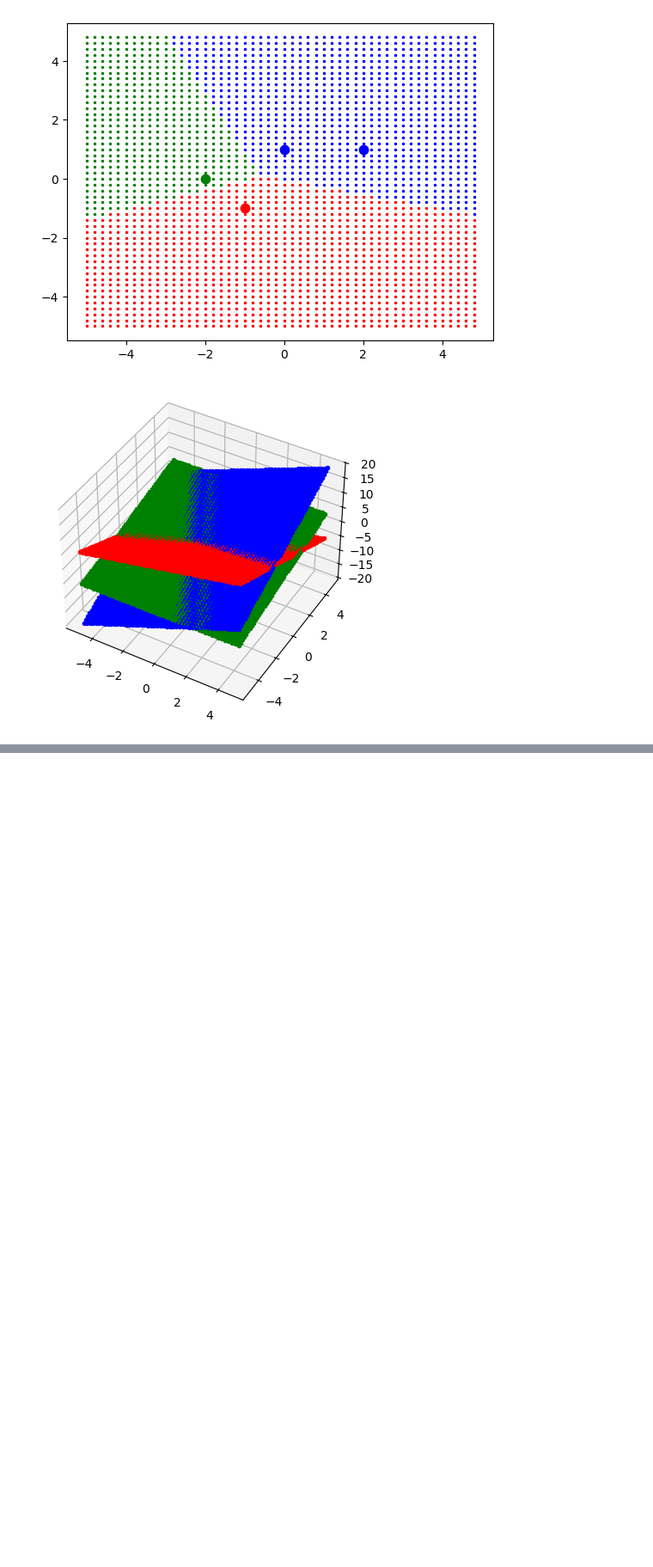
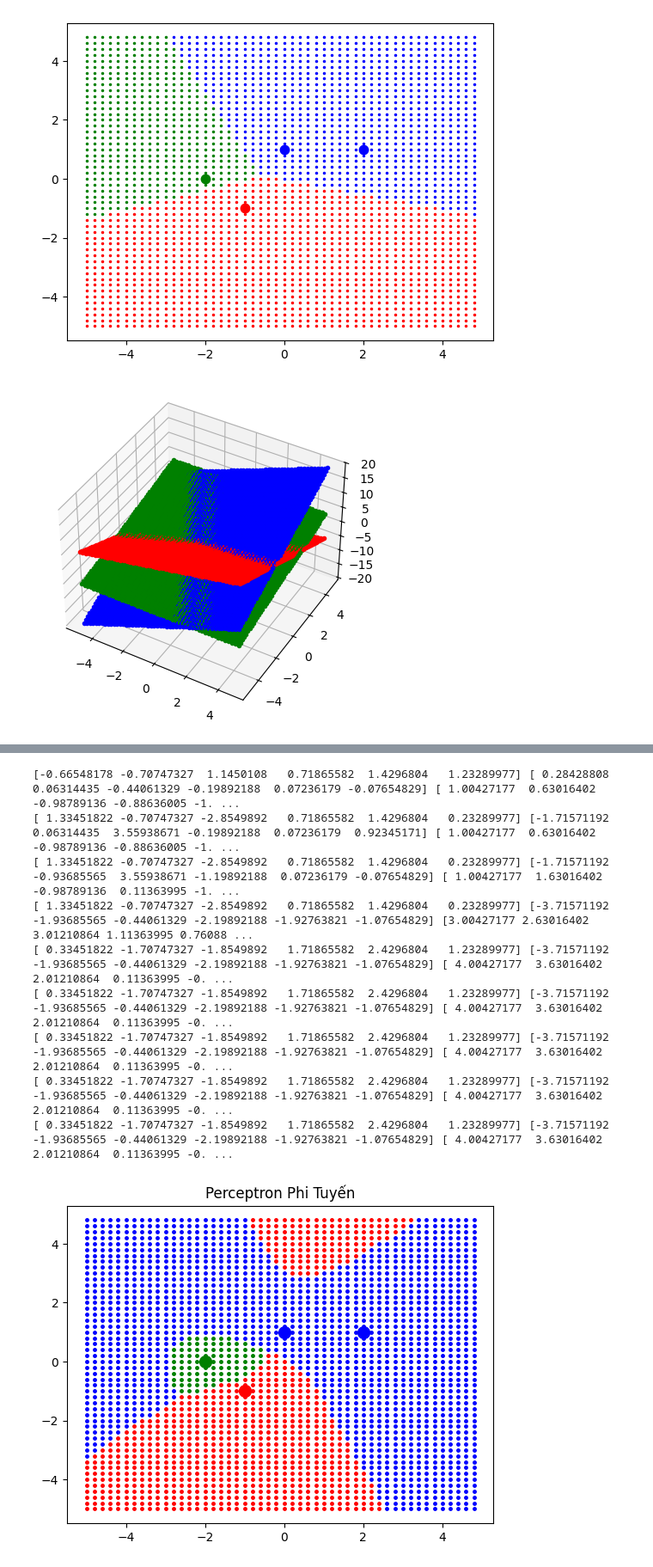
Before and after one commit to Nhunk/deeplearning, a Jupyter notebook: Perceptron.ipynb, the cells around one changed output, grey strips where cells are left out. Shown: that part at 86% size. Drawn from its saved outputs; the diff is of its cells as text; code cells hidden in the pictures; blank space fills up the shorter version.

```diff
--- a/Perceptron.ipynb
+++ b/Perceptron.ipynb
@@ -179,0 +183,71 @@ plt.show()
+# %%
+# Hàm perceptron phi tuyến
+def perceptron_phituyen(x, w):
+    # Thêm các kernel phi tuyến vào input
+    xx = np.array([x[0], x[1], x[0]**2, x[1]**2, x[0]*x[1], 1])  # Thêm bias
+    y = w @ xx  # Tích vô hướng
+    return y
+
+# Dữ liệu huấn luyện
+X = np.array([[-1, -1],
+              [-2, 0],
+              [0, 1],
+              [2, 1]])
+t = np.array([0, 1, 2, 2])  # Nhãn
+W = np.random.random((3, 6)) - 0.5  # Trọng số ngẫu nhiên với kích thước phù hợp (3 lớp, 5 kernel + bias)
+
+color = 'rgb'
+
+# Huấn luyện perceptron phi tuyến
+epoch = 3
+count = 0
+for _ in range(epoch):
+    for i in range(X.shape[0]):
+        out = perceptron_phituyen(X[i], W)  # Tính toán đầu ra
+        xx = np.array([X[i, 0], X[i, 1], X[i, 0]**2, X[i, 1]**2, X[i, 0]*X[i, 1], 1])  # Thêm kernel và bias
+        flag = 'D'
+
+        if np.argmax(out) != t[i]:  # Nếu dự đoán sai
+            flag = 'S'
+            W[t[i]] = W[t[i]] + xx  # Cập nhật trọng số cho lớp đúng
+            for k in range(W.shape[0]):
+                if k != t[i] and out[k] == max(out):  # Giảm trọng số cho lớp sai
+                    W[k] = W[k] - xx
+
+        print(W[0], W[1], W[2], '[X', i+1, 'L', t[i]+1, ']', xx, out, flag)
+
+        if flag == 'D':
+            count += 1
+        else:
+            count = 0
+        if count == 4:
+            break
+    if count == 4:
+        break
+
+# Vẽ đồ thị phân loại 2D
+plt.figure()
+for x1 in np.arange(-5, 5, 0.2):
+    for x2 in np.arange(-5, 5, 0.2):
+        x = np.array([x1, x2])
+        out = perceptron_phituyen(x, W)  # Tính toán đầu ra
+        label = np.argmax(out)  # Nhãn dự đoán
+        plt.plot(x1, x2, color[label] + '.', markersize=5)  # Vẽ điểm dự đoán
+
+# Vẽ các điểm huấn luyện
+for i in range(X.shape[0]):
+    plt.plot(X[i, 0], X[i, 1], color[t[i]] + 'o', markersize=10)  # Vẽ các điểm huấn luyện
+
+plt.title('Perceptron Phi Tuyến')
+plt.show()
+# %% [output]
+[-0.66548178 -0.70747327  1.1450108   0.71865582  1.4296804   1.23289977] [ 0.28428808  0.06314435 -0.44061329 -0.19892188  0.07236179 -0.07654829] [ 1.00427177  0.63016402 -0.98789136 -0.88636005 -1. ...
+[ 1.33451822 -0.70747327 -2.8549892   0.71865582  1.4296804   0.23289977] [-1.71571192  0.06314435  3.55938671 -0.19892188  0.07236179  0.92345171] [ 1.00427177  0.63016402 -0.98789136 -0.88636005 -1. ...
+[ 1.33451822 -0.70747327 -2.8549892   0.71865582  1.4296804   0.23289977] [-1.71571192 -0.93685565  3.55938671 -1.19892188  0.07236179 -0.07654829] [ 1.00427177  1.63016402 -0.98789136  0.11363995 -1. ...
+[ 1.33451822 -0.70747327 -2.8549892   0.71865582  1.4296804   0.23289977] [-3.71571192 -1.93685565 -0.44061329 -2.19892188 -1.92763821 -1.07654829] [3.00427177 2.63016402 3.01210864 1.11363995 0.76088 ...
+[ 0.33451822 -1.70747327 -1.8549892   1.71865582  2.4296804   1.23289977] [-3.71571192 -1.93685565 -0.44061329 -2.19892188 -1.92763821 -1.07654829] [ 4.00427177  3.63016402  2.01210864  0.11363995 -0. ...
+[ 0.33451822 -1.70747327 -1.8549892   1.71865582  2.4296804   1.23289977] [-3.71571192 -1.93685565 -0.44061329 -2.19892188 -1.92763821 -1.07654829] [ 4.00427177  3.63016402  2.01210864  0.11363995 -0. ...
+[ 0.33451822 -1.70747327 -1.8549892   1.71865582  2.4296804   1.23289977] [-3.71571192 -1.93685565 -0.44061329 -2.19892188 -1.92763821 -1.07654829] [ 4.00427177  3.63016402  2.01210864  0.11363995 -0. ...
+[ 0.33451822 -1.70747327 -1.8549892   1.71865582  2.4296804   1.23289977] [-3.71571192 -1.93685565 -0.44061329 -2.19892188 -1.92763821 -1.07654829] [ 4.00427177  3.63016402  2.01210864  0.11363995 -0. ...
+[ 0.33451822 -1.70747327 -1.8549892   1.71865582  2.4296804   1.23289977] [-3.71571192 -1.93685565 -0.44061329 -2.19892188 -1.92763821 -1.07654829] [ 4.00427177  3.63016402  2.01210864  0.11363995 -0. ...
+[figure, added]
```
Also changed, not shown: parts of 1 cell of this notebook, 2 other files.
